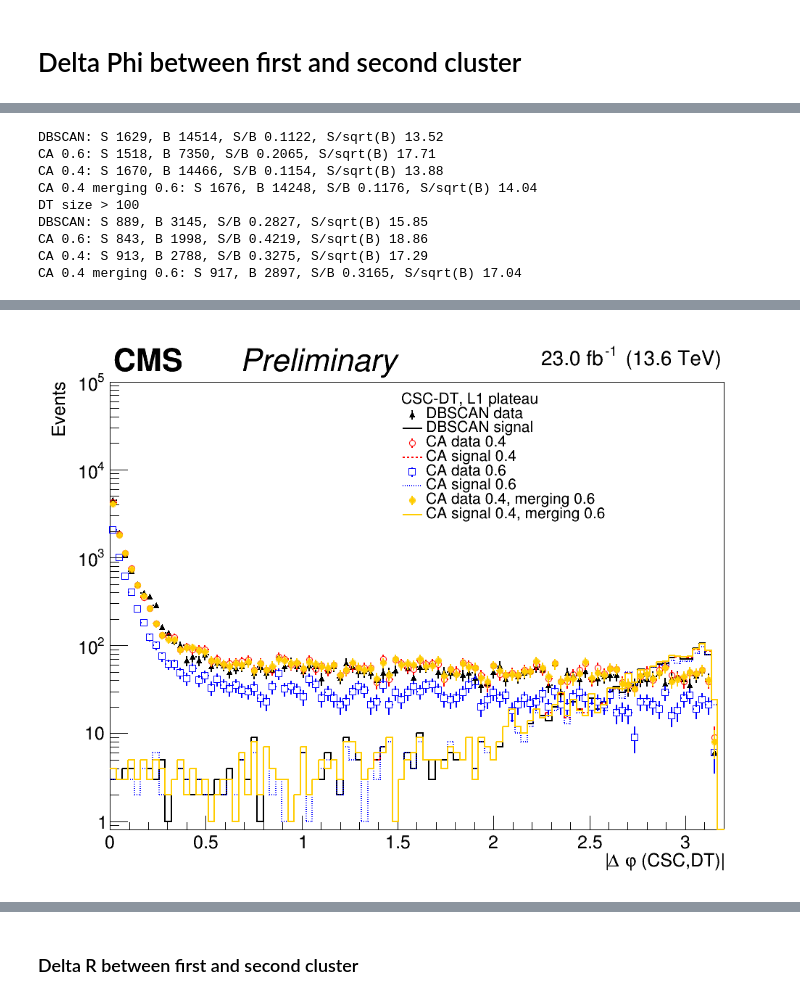
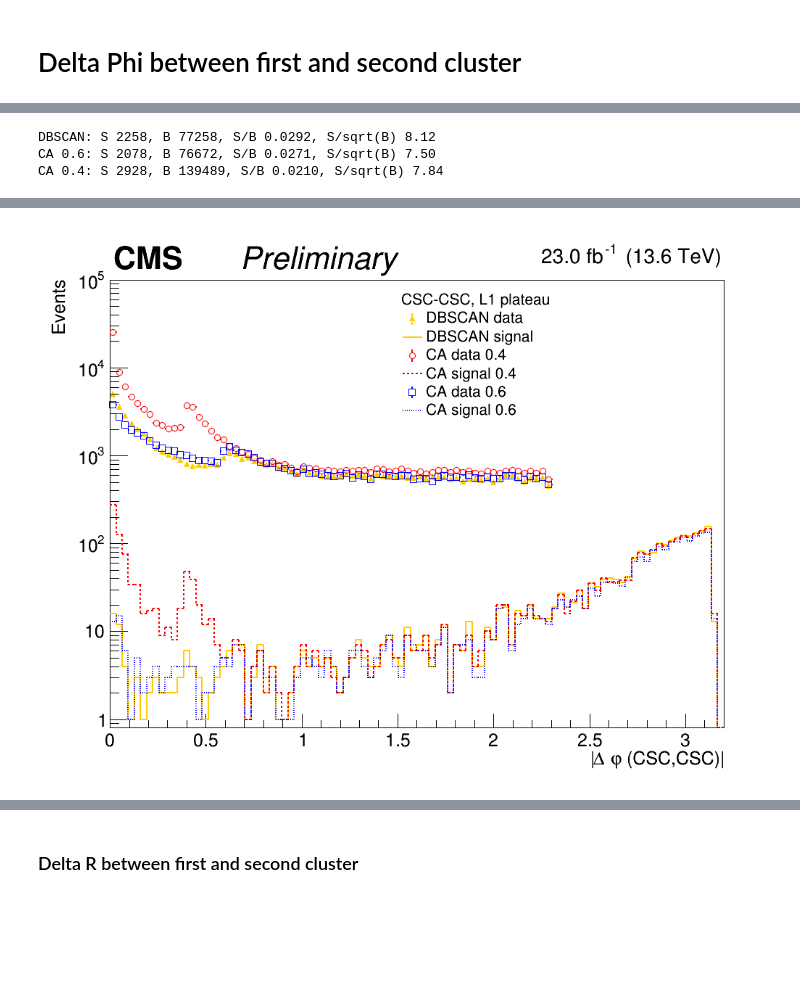
Before and after one commit to cms-lpc-llp/run3_muon_system_analysis, a Jupyter notebook: DBSCAN_CA_background_level_v3.ipynb, the cells around one changed output, grey strips where cells are left out. Cells and saved outputs as stored; diff of their text form; code cells hidden in the pictures; blank space fills up the shorter version.

```diff
--- a/DBSCAN_CA_background_level_v3.ipynb
+++ b/DBSCAN_CA_background_level_v3.ipynb
@@ -84,12 +84,12 @@ line_style['signalv5'] = 2
 line_style['signalv6'] = 3
 line_style['signalv10'] = 1
 
-colors['datav4'] = 1
+colors['datav4'] = 800
 colors['datav5'] = 2
 colors['datav6'] = 4
 colors['datav10'] = 800
 
-colors['signalv4'] = 1#6
+colors['signalv4'] = 800#6
 colors['signalv5'] = 2#8
 colors['signalv6'] = 4#9
 colors['signalv10'] = 800#805
@@ -601,7 +601,7 @@ signalv4
 # Category and trigger preselections
 # %%
 category = 0#-1#0
-category = 2
+category = 1
 #-1: at least 1 csc
 #0: exactly 1 csc
 #1: exactly 2csc,
@@ -614,8 +614,8 @@ plot_string = ""
 #plot_string+= "_at_least_1_csc_cluster_ME_veto"
 #plot_string+= "_2_csc_clusters_ME_veto_csc_in_time_cut_time_spread_cut"
 #plot_string+= "_at_least_1_csc_cluster_ME_veto_csc_in_time_cut_time_spread_cut"
-#plot_string+= "_exactly_2_csc_clusters_ME_veto"
-plot_string += "_csc_dt_cluster_ME_MB_veto"
+plot_string+= "_exactly_2_csc_clusters_ME_veto"
+#plot_string += "_csc_dt_cluster_ME_MB_veto"
 
 category_m1_cut = {}
 category_0_cut = {}
@@ -999,6 +999,8 @@ leg.SetHeader("CSC-"+phrase+", L1 plateau")
 
 for k in tree_keys:
     #TODO: DT stuff
+    if 'v10' in k:
+        continue
     if category==2:
         tmp_dtClusterTime = dtClusterTime[k][ event_cut[k] ][:,0]
         h0[k] = create_TH1D(tmp_dtClusterTime.flatten(),title="",axis_title = ['Dt Cluster Time','Events'], binning=[8,-4,4])
@@ -1019,6 +1021,7 @@ for k in tree_keys:
     h0[k].SetMaximum(1.e6)
 
 leg.Draw()
+rt.gPad.RedrawAxis()
 can.SetRightMargin(0.05)
 drawCMS(lumi, "Preliminary", ERA="", onTop=True,left_marg_CMS=0.2,top_marg_cms=0.96,top_marg_lumi=0.965)
 
@@ -1259,6 +1279,8 @@ nevents_passing_80 = {}
 
 for k in tree_keys:
 
+    if 'v10' in k:
+        continue
     tmp_cscClusterEta = cscClusterEta[k][ event_cut[k] ][:,0]
     tmp_cscClusterPhi = cscClusterPhi[k][ event_cut[k] ][:,0]
     if category==2:
@@ -1273,7 +1295,7 @@ for k in tree_keys:
     tmp_dPhi = np.abs(deltaPhi(tmp_cscClusterPhi.flatten(), tmp_phi_2.flatten()))
 
 
-    h1[k] = create_TH1D(tmp_dPhi,title="",axis_title = ['|#Delta #varphi (CSC,'+phrase+')|','Events'], binning=[100,0,3.2])
+    h1[k] = create_TH1D(tmp_dPhi[tmp_dPhi < (2.3 if 'data' in k else 999)],title="",axis_title = ['|#Delta #varphi (CSC,'+phrase+')|','Events'], binning=[100,0,3.2])
     leg.AddEntry(h1[k],data_label[k],'PE' if 'data' in k else 'L')
     h1[k].SetLineColor(colors[k])
     h1[k].SetLineWidth(2)
@@ -1295,14 +1317,14 @@ can.SetRightMargin(0.05)
 print("DBSCAN: S %d, B %d, S/B %.4f, S/sqrt(B) %.2f " % (nevents_passing['signalv4'], nevents_passing['datav4'], float(nevents_passing['signalv4'])/float(nevents_passing['datav4']), float(nevents_passing['signalv4'])/float(math.sqrt(nevents_passing['datav4'])) ) )
 print("CA 0.6: S %d, B %d, S/B %.4f, S/sqrt(B) %.2f " % (nevents_passing['signalv6'], nevents_passing['datav6'], float(nevents_passing['signalv6'])/float(nevents_passing['datav6']), float(nevents_passing['signalv6'])/float(math.sqrt(nevents_passing['datav6'])) ) )
 print("CA 0.4: S %d, B %d, S/B %.4f, S/sqrt(B) %.2f " % (nevents_passing['signalv5'], nevents_passing['datav5'], float(nevents_passing['signalv5'])/float(nevents_passing['datav5']), float(nevents_passing['signalv5'])/float(math.sqrt(nevents_passing['datav5'])) ) )
-print("CA 0.4 merging 0.6: S %d, B %d, S/B %.4f, S/sqrt(B) %.2f " % (nevents_passing['signalv10'], nevents_passing['datav10'], float(nevents_passing['signalv10'])/float(nevents_passing['datav10']), float(nevents_passing['signalv10'])/float(math.sqrt(nevents_passing['datav10'])) ) )
+#print("CA 0.4 merging 0.6: S %d, B %d, S/B %.4f, S/sqrt(B) %.2f " % (nevents_passing['signalv10'], nevents_passing['datav10'], float(nevents_passing['signalv10'])/float(nevents_passing['datav10']), float(nevents_passing['signalv10'])/float(math.sqrt(nevents_passing['datav10'])) ) )
 
 if category==2:
     print("DT size > 100")
     print("DBSCAN: S %d, B %d, S/B %.4f, S/sqrt(B) %.2f " % (nevents_passing_80['signalv4'], nevents_passing_80['datav4'], float(nevents_passing_80['signalv4'])/float(nevents_passing_80['datav4']), float(nevents_passing_80['signalv4'])/float(math.sqrt(nevents_passing_80['datav4'])) ) )
     print("CA 0.6: S %d, B %d, S/B %.4f, S/sqrt(B) %.2f " % (nevents_passing_80['signalv6'], nevents_passing_80['datav6'], float(nevents_passing_80['signalv6'])/float(nevents_passing_80['datav6']), float(nevents_passing_80['signalv6'])/float(math.sqrt(nevents_passing_80['datav6'])) ) )
     print("CA 0.4: S %d, B %d, S/B %.4f, S/sqrt(B) %.2f " % (nevents_passing_80['signalv5'], nevents_passing_80['datav5'], float(nevents_passing_80['signalv5'])/float(nevents_passing_80['datav5']), float(nevents_passing_80['signalv5'])/float(math.sqrt(nevents_passing_80['datav5'])) ) )
-    print("CA 0.4 merging 0.6: S %d, B %d, S/B %.4f, S/sqrt(B) %.2f " % (nevents_passing_80['signalv10'], nevents_passing_80['datav10'], float(nevents_passing_80['signalv10'])/float(nevents_passing_80['datav10']), float(nevents_passing_80['signalv10'])/float(math.sqrt(nevents_passing_80['datav10'])) ) )
+    #print("CA 0.4 merging 0.6: S %d, B %d, S/B %.4f, S/sqrt(B) %.2f " % (nevents_passing_80['signalv10'], nevents_passing_80['datav10'], float(nevents_passing_80['signalv10'])/float(nevents_passing_80['datav10']), float(nevents_passing_80['signalv10'])/float(math.sqrt(nevents_passing_80['datav10'])) ) )
 
 # if setlog:
 can.SetLogy()
@@ -1331,9 +1357,3 @@ Deprecated in NumPy 1.20; for more details and guidance: https://numpy.org/devdo
-DBSCAN: S 1629, B 14514, S/B 0.1122, S/sqrt(B) 13.52
-CA 0.6: S 1518, B 7350, S/B 0.2065, S/sqrt(B) 17.71
-CA 0.4: S 1670, B 14466, S/B 0.1154, S/sqrt(B) 13.88
-CA 0.4 merging 0.6: S 1676, B 14248, S/B 0.1176, S/sqrt(B) 14.04
-DT size > 100
-DBSCAN: S 889, B 3145, S/B 0.2827, S/sqrt(B) 15.85
-CA 0.6: S 843, B 1998, S/B 0.4219, S/sqrt(B) 18.86
-CA 0.4: S 913, B 2788, S/B 0.3275, S/sqrt(B) 17.29
-CA 0.4 merging 0.6: S 917, B 2897, S/B 0.3165, S/sqrt(B) 17.04
+DBSCAN: S 2258, B 77258, S/B 0.0292, S/sqrt(B) 8.12
+CA 0.6: S 2078, B 76672, S/B 0.0271, S/sqrt(B) 7.50
+CA 0.4: S 2928, B 139489, S/B 0.0210, S/sqrt(B) 7.84
@@ -1350,4 +1360,4 @@ Info in <TCanvas::Print>: png file plots/V1p19_v4_vs_v5_vs_v6_vs_v10/DeltaPhi_cl
-[figure, old version]
+[figure, new version]
 # %%
 can = rt.TCanvas('c','c', 1000, 800)
 leg = rt.TLegend(0.5,0.65,0.65,0.88)
```
Also changed, not shown: parts of 9 cells of this notebook, 17 other files.
